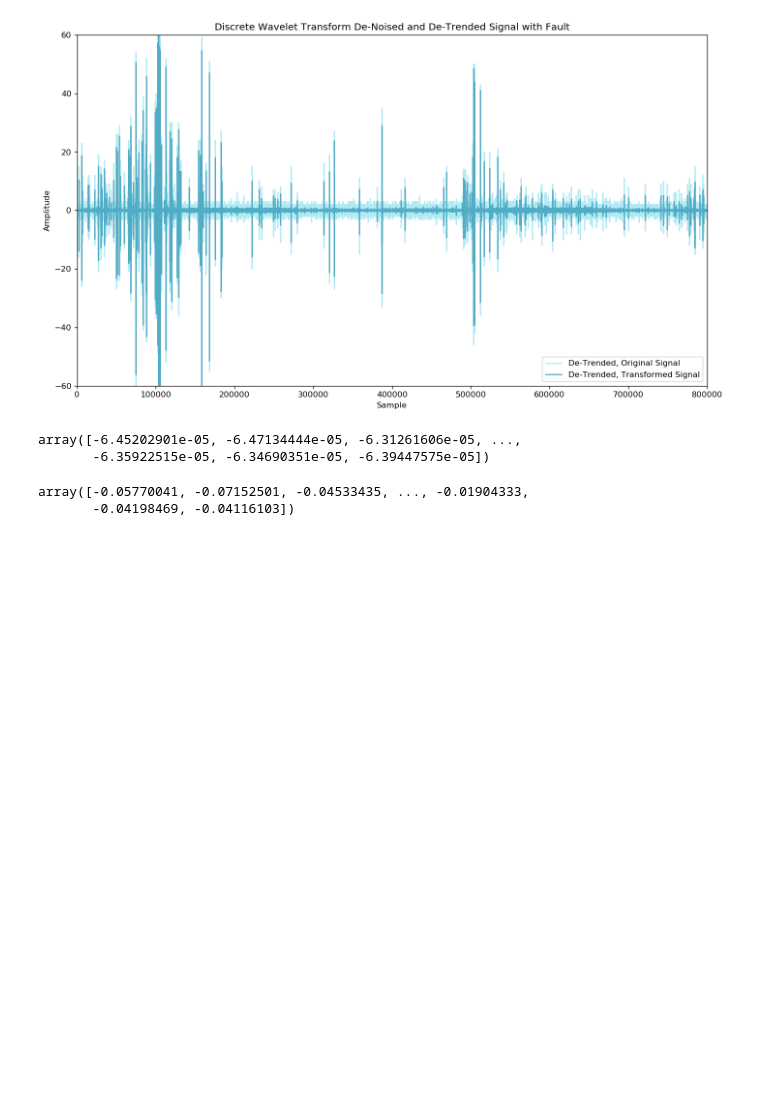
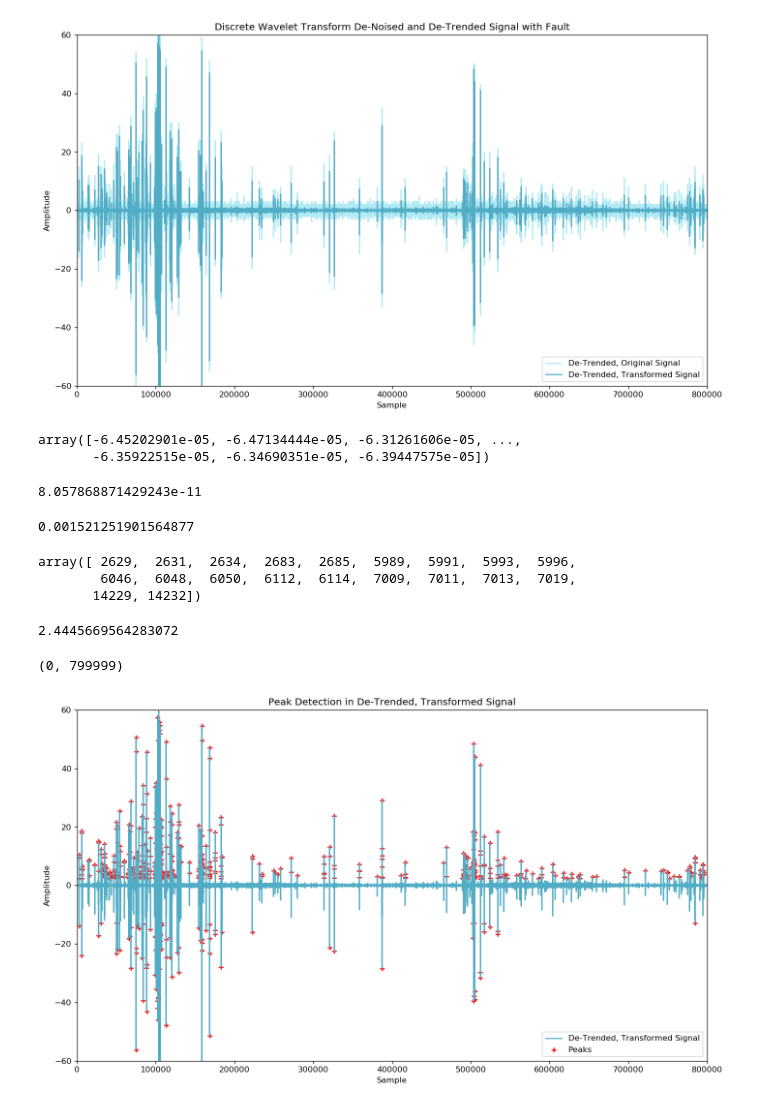
Before and after one commit to jeffreyegan/VSB_Power_Line_Fault_Detection, a Jupyter notebook: VSB_PowerLine_Faults_1.ipynb, the cells around one changed output. Saved outputs shown, nothing was run; the diff lists cells and outputs as text; code cells hidden in the pictures; blank space fills up the shorter version.

```diff
--- a/VSB_PowerLine_Faults_1.ipynb
+++ b/VSB_PowerLine_Faults_1.ipynb
@@ -275,8 +275,53 @@ x0
 # %% [output]
 array([-6.45202901e-05, -6.47134444e-05, -6.31261606e-05, ...,
        -6.35922515e-05, -6.34690351e-05, -6.39447575e-05])
-# %%
-x3
-# %% [output]
-array([-0.05770041, -0.07152501, -0.04533435, ..., -0.01904333,
-       -0.04198469, -0.04116103])
+# %%
+np.mean(x0)
+# %% [output]
+8.057868871429243e-11
+# %%
+import peakutils
+signal = x5
+peak_indexes = peakutils.indexes(signal, thres=0.54, min_dist=1)  # where peaks are
+peak_indexes
+print(len(peak_indexes)/len(signal))
+# %% [output]
+0.001521251901564877
+# %%
+peak_indexes[0:20]
+# %% [output]
+array([ 2629,  2631,  2634,  2683,  2685,  5989,  5991,  5993,  5996,
+        6046,  6048,  6050,  6112,  6114,  7009,  7011,  7013,  7019,
+       14229, 14232])
+# %%
+x5[2685]
+# %% [output]
+2.4445669564283072
+# %%
+import peakutils
+signal = x5
+
+thresh = 0.55
+min_d = 0
+peaks = peakutils.indexes(1.0*(signal), thres=thresh, min_dist=min_d)  # where peaks are
+valleys = peakutils.indexes(-1.0*(signal), thres=thresh, min_dist=min_d)  # where peaks are
+peak_indexes = np.sort(np.concatenate((peaks, valleys)))
+
+f, ax = plt.subplots(figsize=(14, 8), dpi= 120, facecolor='w', edgecolor='k')
+blues = ["#66D7EB", "#51ACC5", "#3E849E", "#2C5F78", "#1C3D52", "#0E1E2B"]
+#plt.plot( x.diff(), color="#66D7EB", alpha=0.5, label="De-Trended, Original Signal")
+plt.plot( signal, color="#51ACC5", label="De-Trended, Transformed Signal" )
+plt.scatter(peak_indexes, signal[peak_indexes], marker="+", color="red", label="Peaks" )
+plt.ylim((-25, 20))
+plt.ylim((-60, 60))
+plt.xlim((320700, 320800))
+plt.xlabel('Sample')
+plt.ylabel('Amplitude')
+plt.legend(loc='lower right')
+title = "Peak Detection in De-Trended, Transformed Signal"
+if title:
+    ax.set_title(title)
+ax.set_xlim((0,len(signal)))
+# %% [output]
+(0, 799999)
+[figure, added]
```
Also changed, not shown: parts of 6 cells of this notebook, 12 other files.
